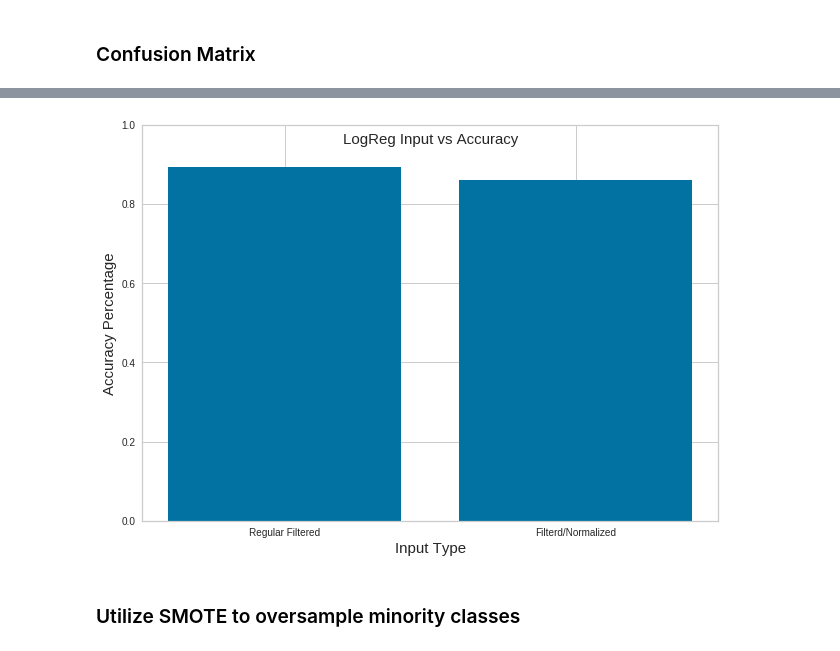
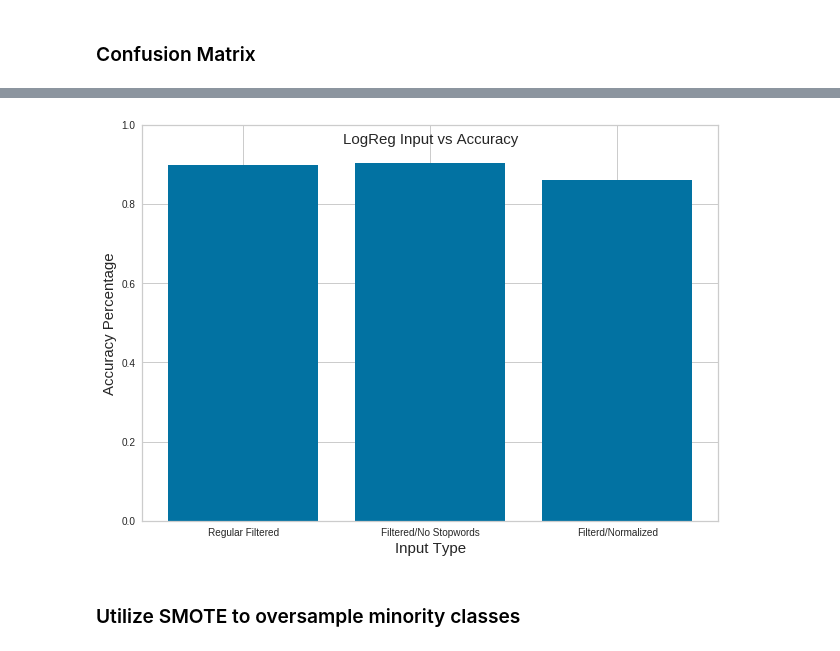
Before and after one commit to loc-vu/yt-trends, a Jupyter notebook: Naive Bayes Model.ipynb, the cells around one changed output, grey strips where cells are left out. Drawn from its saved outputs; the diff is of its cells as text; code cells hidden in the pictures.

Commit message:
updated no stop words

```diff
--- a/Naive Bayes Model.ipynb
+++ b/Naive Bayes Model.ipynb
@@ -52,8 +53,14 @@ https://machinelearningmastery.com/data-leakage-machine-learning/
 https://stackoverflow.com/questions/54491953/can-i-use-countvectorizer-on-both-test-and-train-data-at-the-same-time-or-do-i-n
 # %%
 x_train, x_test, y_train, y_test = train_test_split(df_x, df_y, test_size=0.2, random_state=117)
+x_train_stop, x_test_stop = train_test_split(df_x_stop, test_size=0.2, random_state=117)
+
+x_train_stop = x_train_stop.fillna(' ')
+x_test_stop = x_test_stop.fillna(' ')
 print("Training data size:", x_train.shape)
 print("Testing data size:", x_test.shape)
+print("Training data size:", x_train_stop.shape)
+print("Testing data size:", x_test_stop.shape)
 # %% [output]
 Training data size: (32759,)
 Testing data size: (8190,)
@@ -66,6 +75,9 @@ The length of each individual vector will be that of the entire dataset which ea
 count_vectorizer = CountVectorizer()
 train_count_vector = count_vectorizer.fit_transform(x_train)
 test_count_vector = count_vectorizer.transform(x_test)
+
+train_count_vector_stop = count_vectorizer.fit_transform(x_train_stop)
+test_count_vector_stop = count_vectorizer.transform(x_test_stop)
 # %% [markdown]
 ### Tokenizer words using TfidfTransformer
 Will convert our count values from CountVectorizer into a frequency matrix
@@ -82,0 +100,3 @@ x_test_tfidf_vector = tfidf_vectorizer.transform(test_count_vector)
+# %%
+clf_count_stop = MultinomialNB()
+clf_count_stop.fit(train_count_vector_stop, y_train)
@@ -164,0 +183,13 @@ F1:  0.8922761343028293
+# %%
+pred_count_stop = clf_count_stop.predict(test_count_vector_stop)
+print("Tfidf Model")
+print("Accuracy: ", accuracy_score(y_test, pred_count_stop))
+print("Precision: ", metrics.precision_score(y_test, pred_count_stop, average='weighted'))
+print("F1: ", metrics.f1_score(y_test, pred_count_stop, average='weighted'))
+print(metrics.classification_report(y_test, pred_count_stop))
+
+
+visualizer = ClassificationReport(clf_count_stop, support=True, cmap='Greens')
+visualizer.fit(train_count_vector_stop, y_train)
+visualizer.score(test_count_vector_stop, y_test)
+visualizer.show()
@@ -202,20 +259,22 @@ conf_matrix.show()
 # %%
 normalized_accuracy = accuracy_score(y_test, pred_tfidf)
 regular_accuracy = accuracy_score(y_test, pred_count)
+regular_accuracy_stop = accuracy_score(y_test, pred_count_stop)
+
 
 fig = plt.figure()
 ax = fig.add_axes([0,0,1,1])
 plt.ylim(0, 1)
-x = ["Regular Filtered", "Filterd/Normalized"]
-y = [regular_accuracy, normalized_accuracy]
+x = ["Regular Filtered", "Filtered/No Stopwords", "Filterd/Normalized"]
+y = [regular_accuracy, regular_accuracy_stop, normalized_accuracy]
 
 fig.suptitle('LogReg Input vs Accuracy', fontsize=15)
 plt.xlabel('Input Type', fontsize=15)
 plt.ylabel('Accuracy Percentage', fontsize=15)
 ax.bar(x,y)
 plt.show()
 # %% [output]
-[figure, old version]
+[figure, new version]
 # %% [markdown]
 ### Utilize SMOTE to oversample minority classes
 # %%
```
Also changed, not shown: parts of 11 cells of this notebook.
